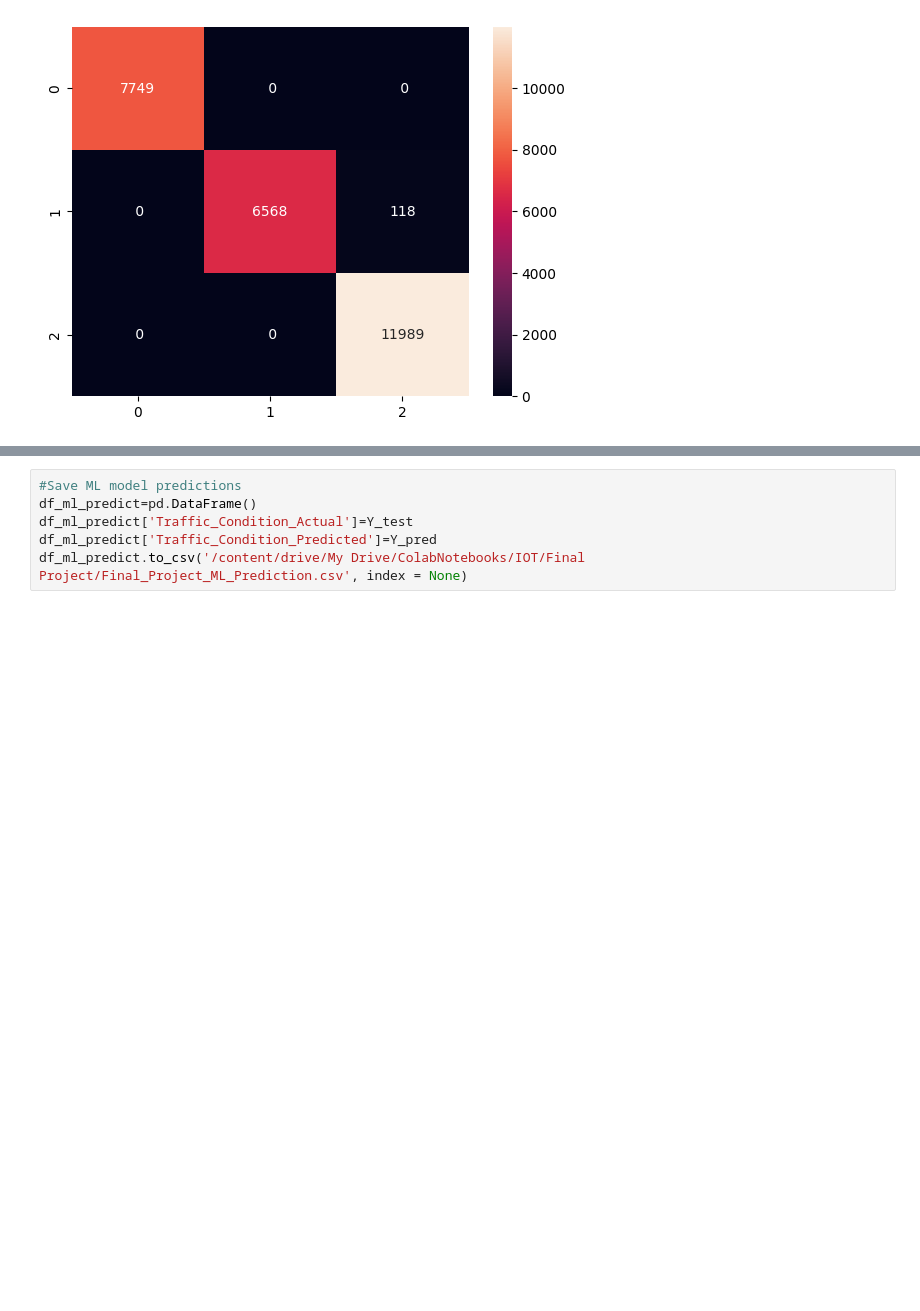
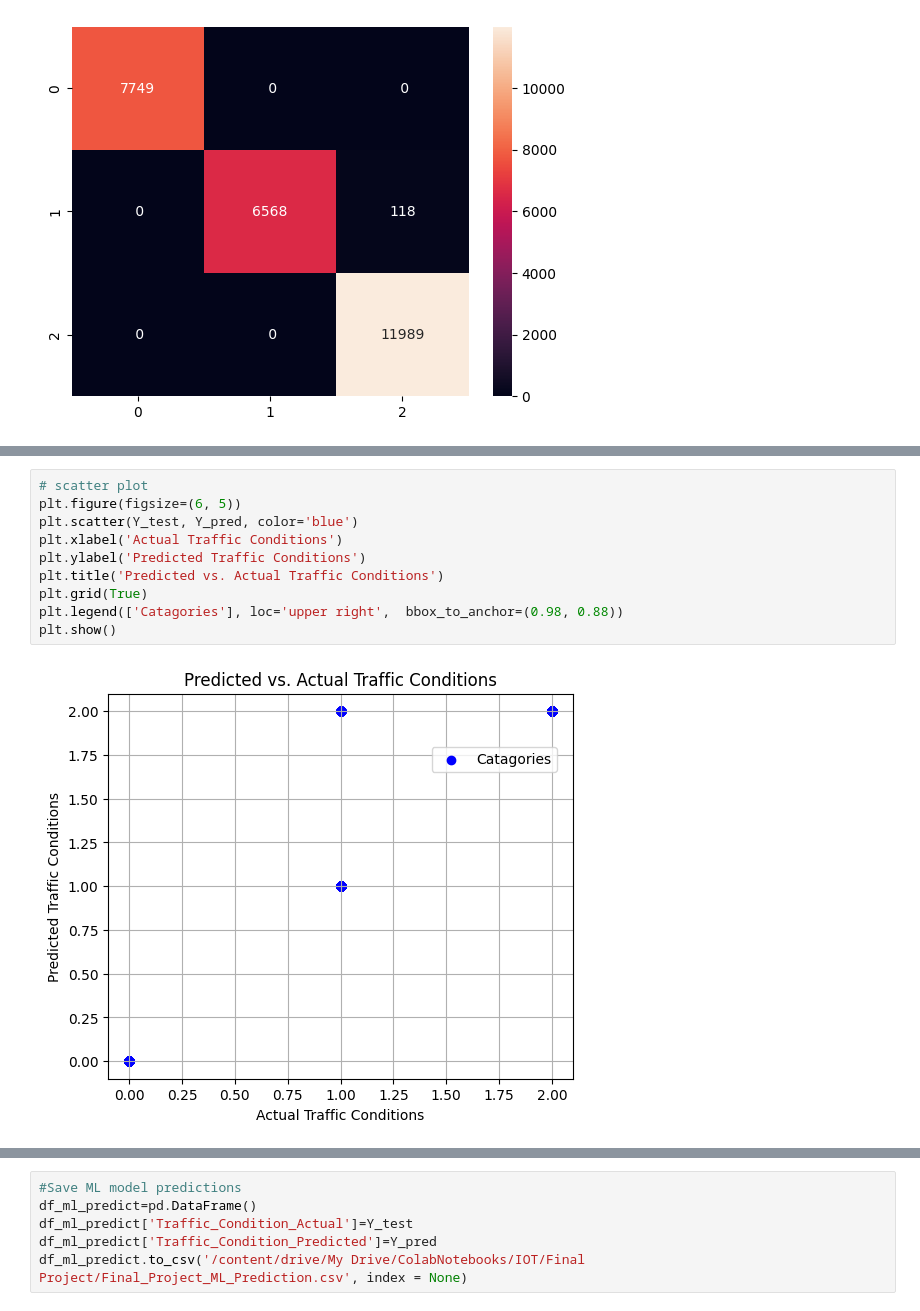
Before and after one commit to JeremyKrick/traffic-trend-predictor, a Jupyter notebook: Final_Project_IOT.ipynb, the cells around one changed output, grey strips where cells are left out. Saved outputs shown, nothing was run; the diff lists cells and outputs as text; blank space fills up the shorter version.

```diff
--- a/Final_Project_IOT.ipynb
+++ b/Final_Project_IOT.ipynb
@@ -393,3 +411,15 @@ ax.legend()
+# %%
+# scatter plot
+plt.figure(figsize=(6, 5))
+plt.scatter(Y_test, Y_pred, color='blue')
+plt.xlabel('Actual Traffic Conditions')
+plt.ylabel('Predicted Traffic Conditions')
+plt.title('Predicted vs. Actual Traffic Conditions')
+plt.grid(True)
+plt.legend(['Catagories'], loc='upper right',  bbox_to_anchor=(0.98, 0.88))
+plt.show()
+# %% [output]
+[figure, added]
 # %% [markdown]
 ## DecisionTreeClassifier Result Analysis
 - Model is accurately predicting Traffic conditions light, moderate and heavy based on the input features location ids and unix date time
```
Also changed, not shown: parts of 14 cells of this notebook.
